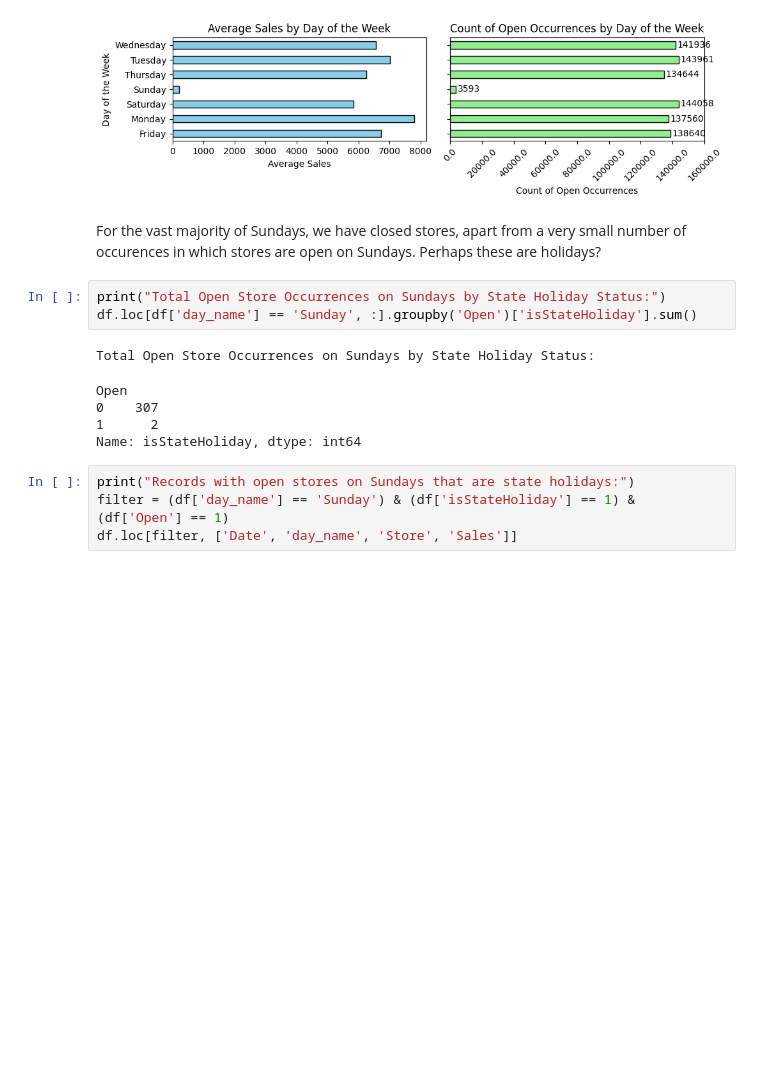
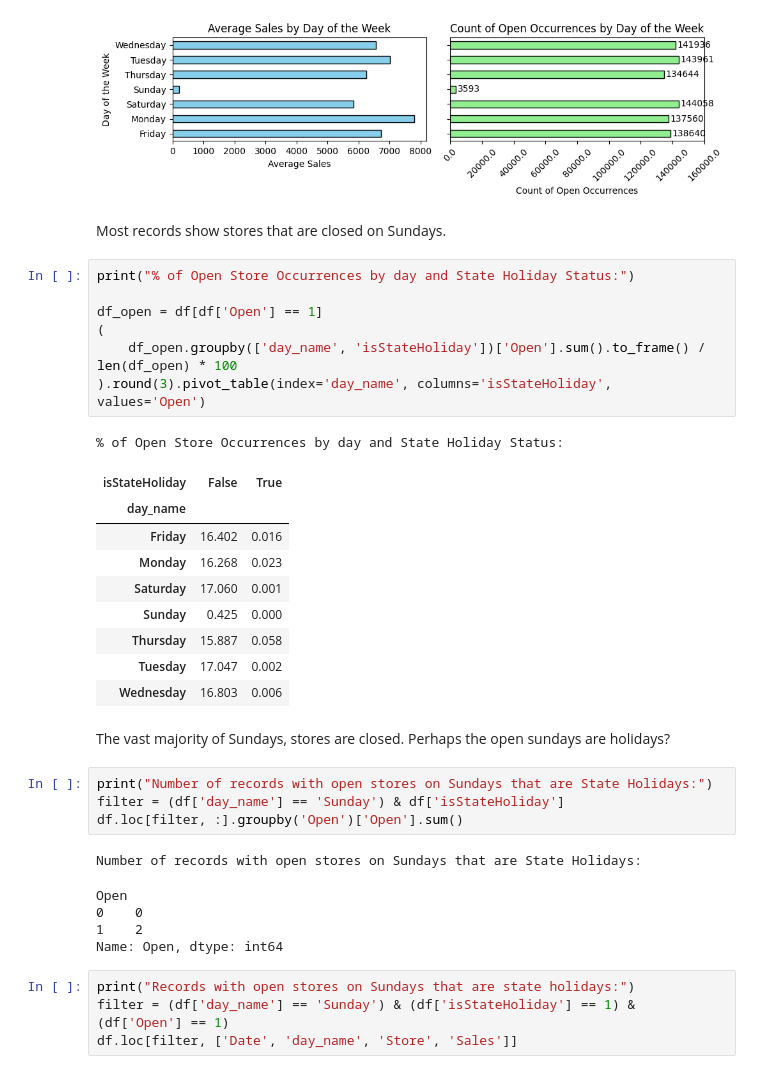
Before and after one commit to Miltos-90/Rossmann_Store_Sales_Forecasting, a Jupyter notebook: sales_analysis.ipynb, the cells around one changed output. Saved outputs shown, nothing was run; the diff lists cells and outputs as text; blank space fills up the shorter version.

```diff
--- a/sales_analysis.ipynb
+++ b/sales_analysis.ipynb
@@ -40,18 +40,38 @@ plt.tight_layout()
 plt.show()
 # %% [output]
 [figure]
-# %% [markdown]
-For the vast majority of Sundays, we have closed stores, apart from a very small number of occurences in which stores are open on Sundays.
-Perhaps these are holidays?
+# %% [markdown]
+Most records show stores that are closed on Sundays.
+# %%
+print("% of Open Store Occurrences by day and State Holiday Status:")
+
+df_open = df[df['Open'] == 1]
+(
+    df_open.groupby(['day_name', 'isStateHoliday'])['Open'].sum().to_frame() / len(df_open) * 100
+).round(3).pivot_table(index='day_name', columns='isStateHoliday', values='Open')
+# %% [output]
+% of Open Store Occurrences by day and State Holiday Status:
+| isStateHoliday | False | True |
+| day_name |  |  |
+| Friday | 16.402 | 0.016 |
+| Monday | 16.268 | 0.023 |
+| Saturday | 17.060 | 0.001 |
+| Sunday | 0.425 | 0.000 |
+| Thursday | 15.887 | 0.058 |
+| Tuesday | 17.047 | 0.002 |
+| Wednesday | 16.803 | 0.006 |
+# %% [markdown]
+The vast majority of Sundays, stores are closed. Perhaps the open sundays are holidays?
 # %%
-print("Total Open Store Occurrences on Sundays by State Holiday Status:")
-df.loc[df['day_name'] == 'Sunday', :].groupby('Open')['isStateHoliday'].sum()
+print("Number of records with open stores on Sundays that are State Holidays:")
+filter = (df['day_name'] == 'Sunday') & df['isStateHoliday']
+df.loc[filter, :].groupby('Open')['Open'].sum()
 # %% [output]
-Total Open Store Occurrences on Sundays by State Holiday Status:
+Number of records with open stores on Sundays that are State Holidays:
 Open
-0    307
-1      2
-Name: isStateHoliday, dtype: int64
+0    0
+1    2
+Name: Open, dtype: int64
 # %%
 print("Records with open stores on Sundays that are state holidays:")
 filter = (df['day_name'] == 'Sunday') & (df['isStateHoliday'] == 1) & (df['Open'] == 1)
```
Also changed, not shown: parts of 2 cells of this notebook.
